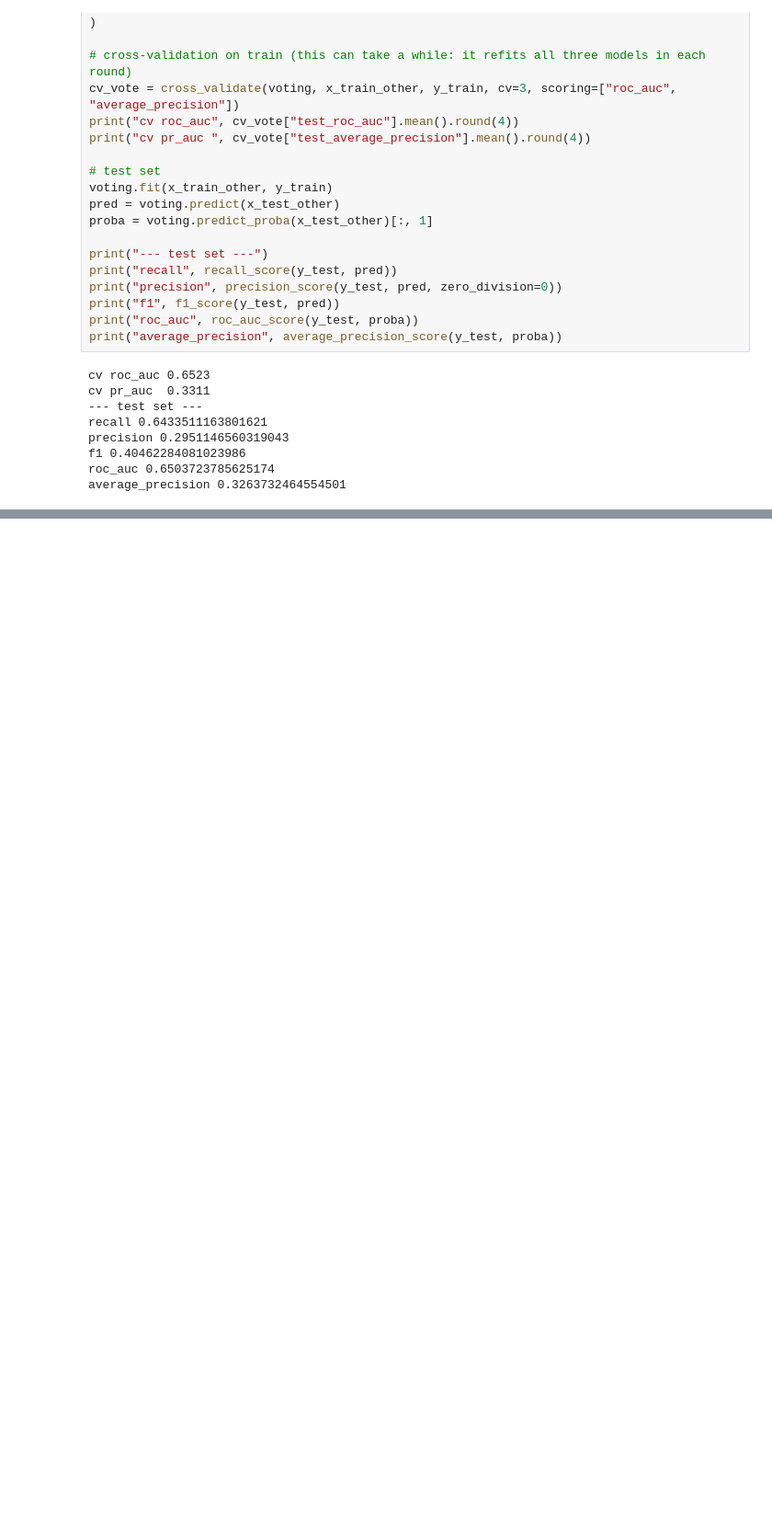
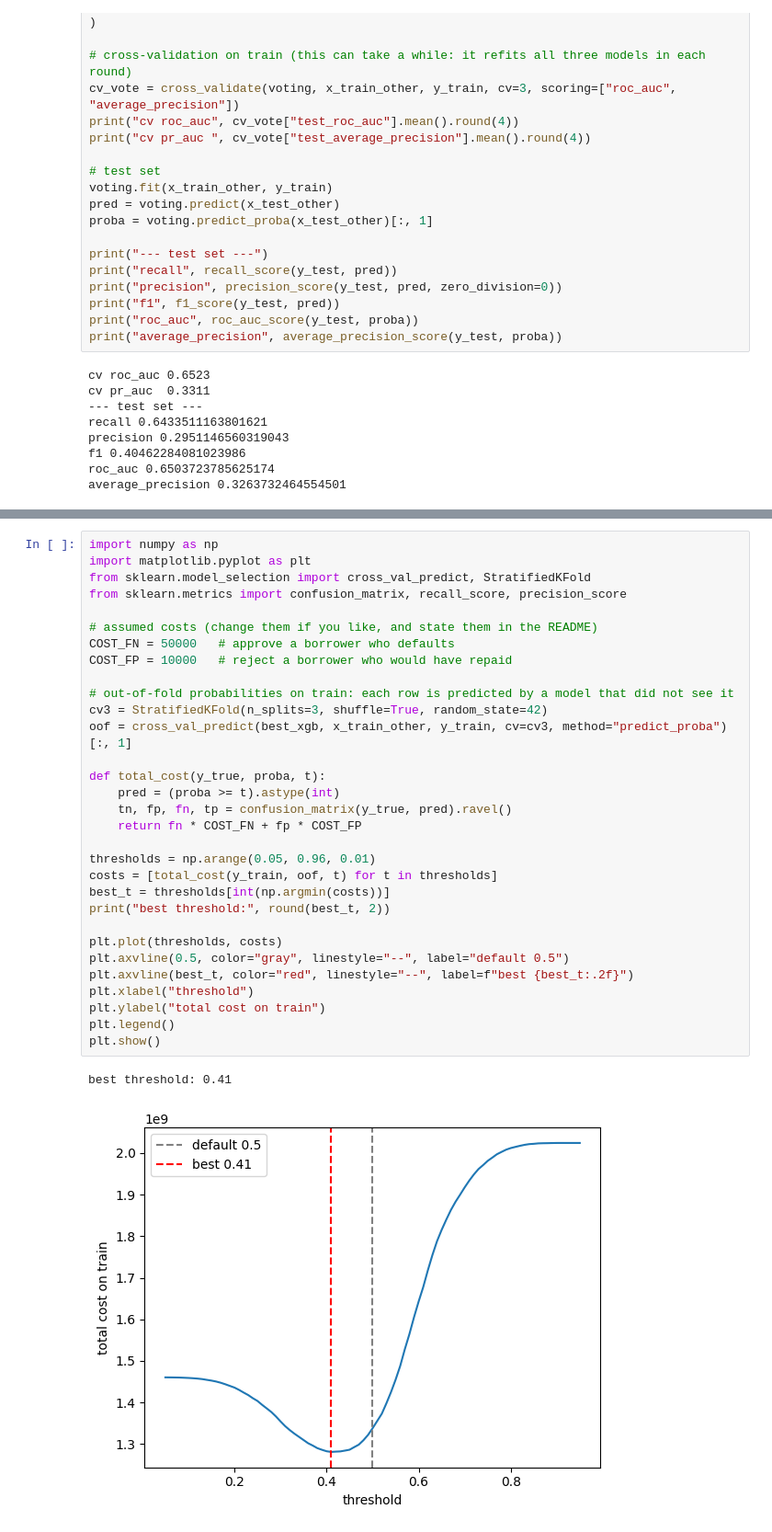
Before and after one commit to aflahthaha/Loan-Default-Risk-with-Cost-Sensitive-Approval-Policy, a Jupyter notebook: Loan Default Risk with Cost-Sensitive Approval Policy.ipynb, the cells around one changed output, grey strips where cells are left out. Shown at 92% size. Cells and saved outputs as stored; diff of their text form; blank space fills up the shorter version.

```diff
--- a/Loan Default Risk with Cost-Sensitive Approval Policy.ipynb
+++ b/Loan Default Risk with Cost-Sensitive Approval Policy.ipynb
@@ -1285,0 +1380,34 @@ average_precision 0.3263732464554501
+# %%
+import numpy as np
+import matplotlib.pyplot as plt
+from sklearn.model_selection import cross_val_predict, StratifiedKFold
+from sklearn.metrics import confusion_matrix, recall_score, precision_score
+
+# assumed costs (change them if you like, and state them in the README)
+COST_FN = 50000   # approve a borrower who defaults
+COST_FP = 10000   # reject a borrower who would have repaid
+
+# out-of-fold probabilities on train: each row is predicted by a model that did not see it
+cv3 = StratifiedKFold(n_splits=3, shuffle=True, random_state=42)
+oof = cross_val_predict(best_xgb, x_train_other, y_train, cv=cv3, method="predict_proba")[:, 1]
+
+def total_cost(y_true, proba, t):
+    pred = (proba >= t).astype(int)
+    tn, fp, fn, tp = confusion_matrix(y_true, pred).ravel()
+    return fn * COST_FN + fp * COST_FP
+
+thresholds = np.arange(0.05, 0.96, 0.01)
+costs = [total_cost(y_train, oof, t) for t in thresholds]
+best_t = thresholds[int(np.argmin(costs))]
+print("best threshold:", round(best_t, 2))
+
+plt.plot(thresholds, costs)
+plt.axvline(0.5, color="gray", linestyle="--", label="default 0.5")
+plt.axvline(best_t, color="red", linestyle="--", label=f"best {best_t:.2f}")
+plt.xlabel("threshold")
+plt.ylabel("total cost on train")
+plt.legend()
+plt.show()
+# %% [output]
+best threshold: 0.41
+[figure, added]
```
Also changed, not shown: parts of 39 cells of this notebook.
